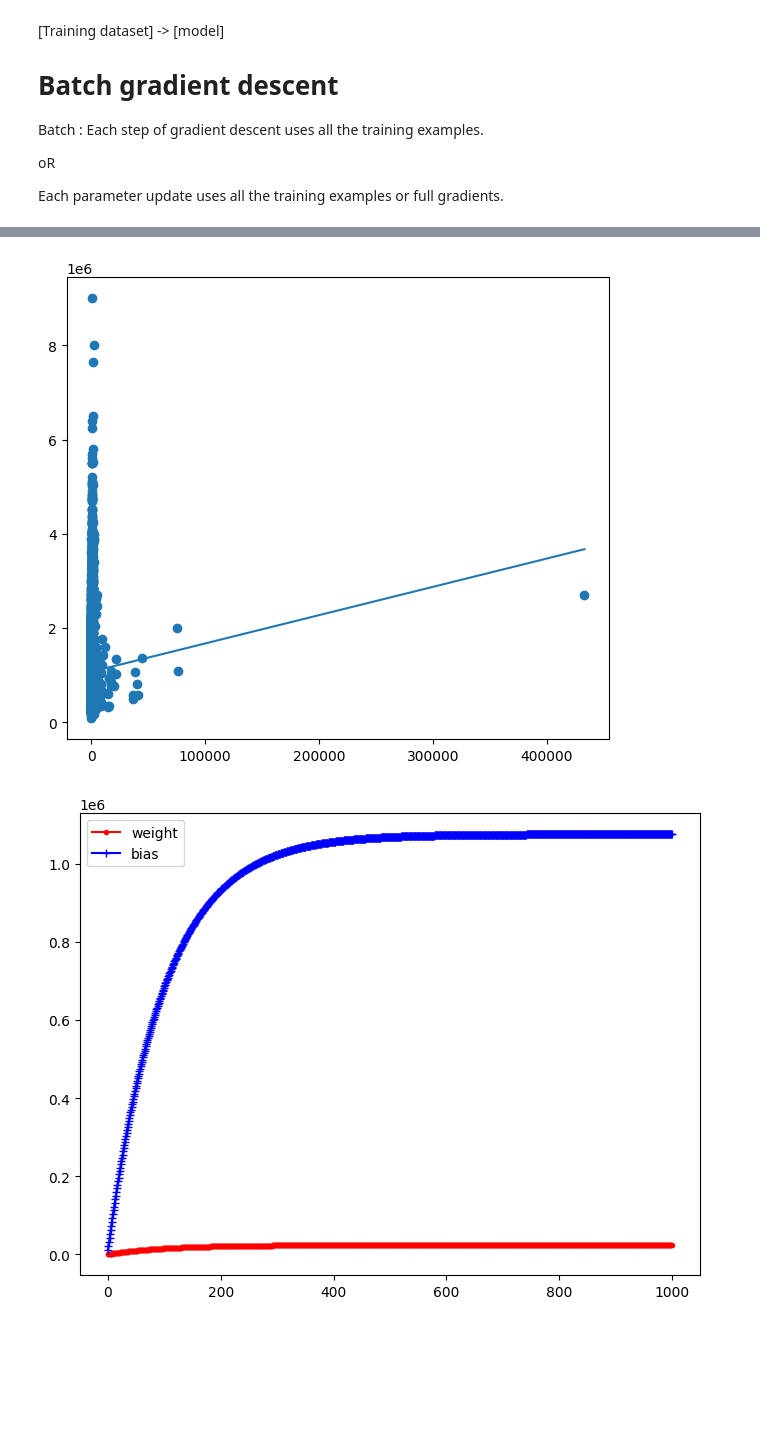
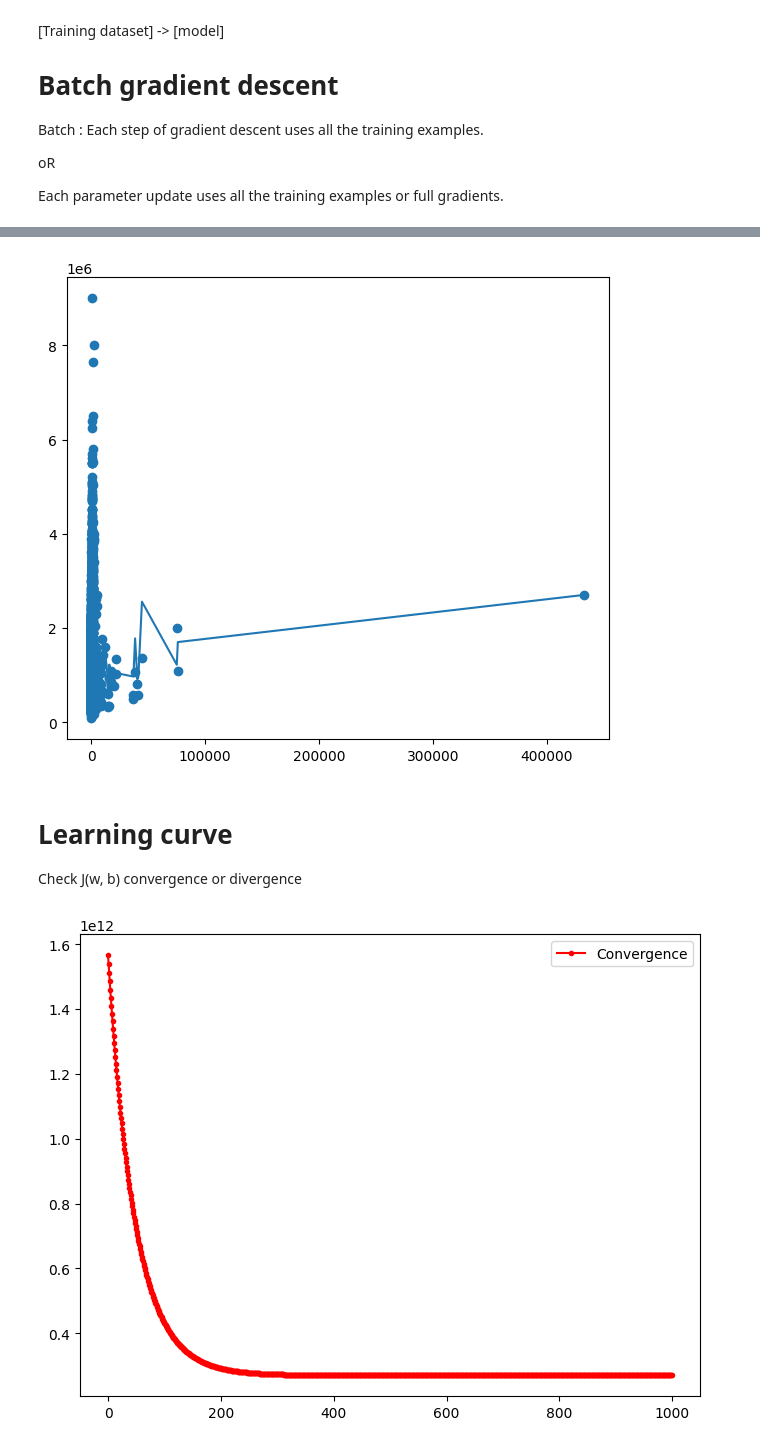
Before and after one commit to CoderAalok/Python_Libraries, a Jupyter notebook: Scikit Learn/Linear_Regression_model.ipynb, the cells around one changed output, grey strips where cells are left out. Saved outputs shown, nothing was run; the diff lists cells and outputs as text; code cells hidden in the pictures; blank space fills up the shorter version.

```diff
--- a/Scikit Learn/Linear_Regression_model.ipynb
+++ b/Scikit Learn/Linear_Regression_model.ipynb
@@ -105,7 +179,5 @@ class LinearRegressionX:
 # %%
 # Load data from dataset
 house_df = pd.read_csv('melb_data.csv.zip')
-# house_df.head()
-# house_df.isnull().sum()
 house_df.columns
-house_df.Landsize
+house_df.fillna({'BuildingArea':0}, inplace=True)
@@ -125,18 +184,17 @@ Name: Landsize, Length: 13580, dtype: float64
 # %%
-# feature names
-feature_names = ['Lattitude', 'Longtitude', 'Rooms', 'Landsize']
+# # feature names
+feature_names = ['Lattitude', 'Longtitude', 'BuildingArea', 'Rooms', 'Bathroom', 'Landsize']
 
-# DataFrame univariant feature-> X
-X = house_df.Landsize
+# DataFrame feature-> X
+X = house_df[feature_names]
 
-# target values
-y = house_df.Price
+# # target values
+y = house_df['Price']
 
-model = LinearRegressionX()
+model = ScratchLinearRegression()
 # # fit dataset
-w, b = model.fit(X, y)
-w = np.asarray(w)
-b = np.asarray(b)
+loss = model.fit(X, y)
+loss = np.asarray(loss)
 
 # # predication
 y_hat = model.predict(X)
@@ -146,8 +204,13 @@ m = len(X)
 # J = (1 / (2 * m)) * np.sum((y_hat - y)**2)
 J = (0.5 * m) * np.sum((y_hat - y)**2)
 
-# outputs
-print(f"Predication:\n {y_hat}")
-print(f"\nCost function J(w,b) = {J}")
-print(f"\nActual data:\n {y}")
+# # check how well our model accuratly predict is compared to just gussing/dumb baseline(repetitively mean/avgerage value predict of actual data)
+R = model.score(X, y)
+
+
+# # outputs
+print(f"# Predication:\n {y_hat}")
+print(f"\n# Cost function J(w,b) = {J}")
+print(f"\n# Score = {np.round(R*100)}%")
+print(f"\n# Actual data:\n {y}")
 # %% [output]
@@ -173,30 +236,32 @@ Name: Price, Length: 13580, dtype: float64
 # %%
-i = np.argsort(X)
-X_sort = X[i]
+i = np.argsort(X["Landsize"])
+X_sort = X['Landsize'][i]
 y_sort = y[i]
 y_hat_sort = y_hat[i]
 
 fig, ax = plt.subplots(figsize=(7,6))
 # Actual data
-ax.scatter(X, y)
+ax.scatter(X['Landsize'], y)
 
 # predicated data
 ax.plot(X_sort, y_hat_sort)
 
 plt.show()
 # %% [output]
-[figure, old version]
+[figure, new version]
+# %% [markdown]
+# Learning curve
+Check J(w, b) convergence or divergence
 # %%
 fig, ax = plt.subplots(figsize=(8,6))
 
-ax.plot(w, color='r', marker='.', label='weight')
-ax.plot(b, color='b', marker='+', label='bias')
+ax.plot(loss, color='r', marker='.', label='Convergence')
 
 ax.legend()
 
 plt.show()
 # %% [output]
-[figure, old version]
+[figure, new version]
 # %%
 from sklearn.linear_model import LinearRegression
 
```
Also changed, not shown: parts of 9 cells of this notebook.
